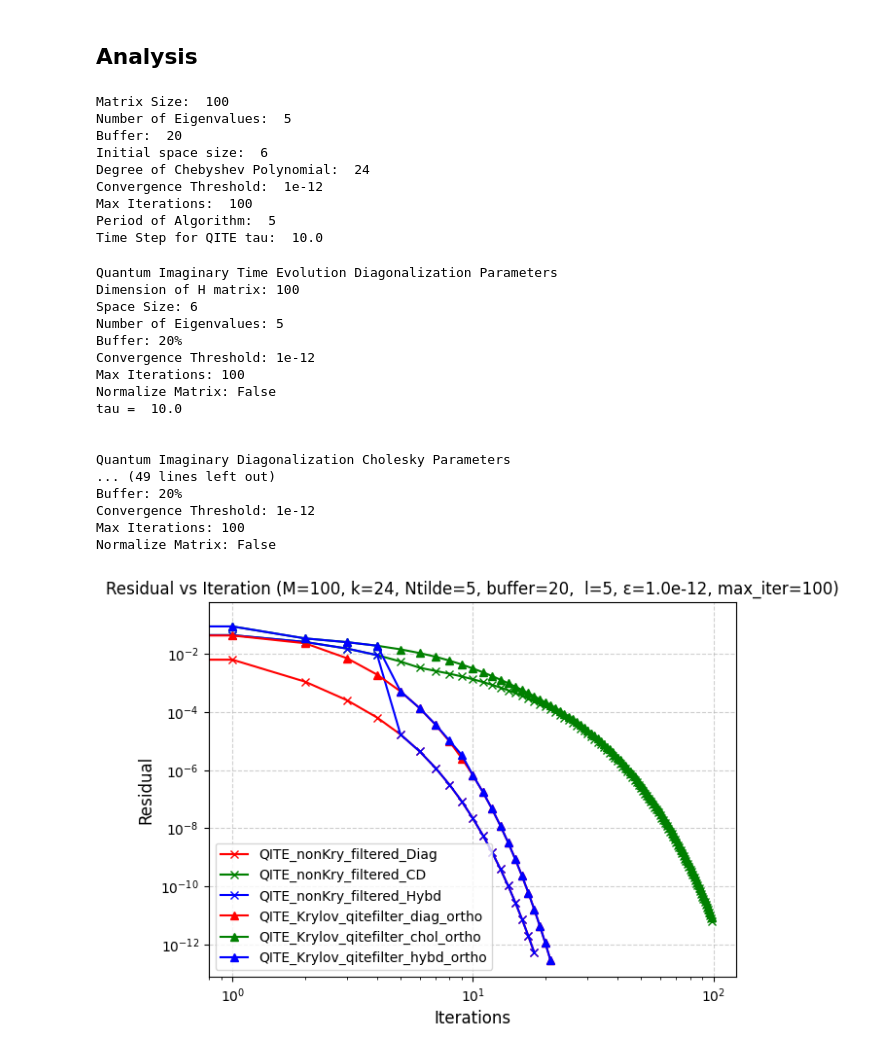
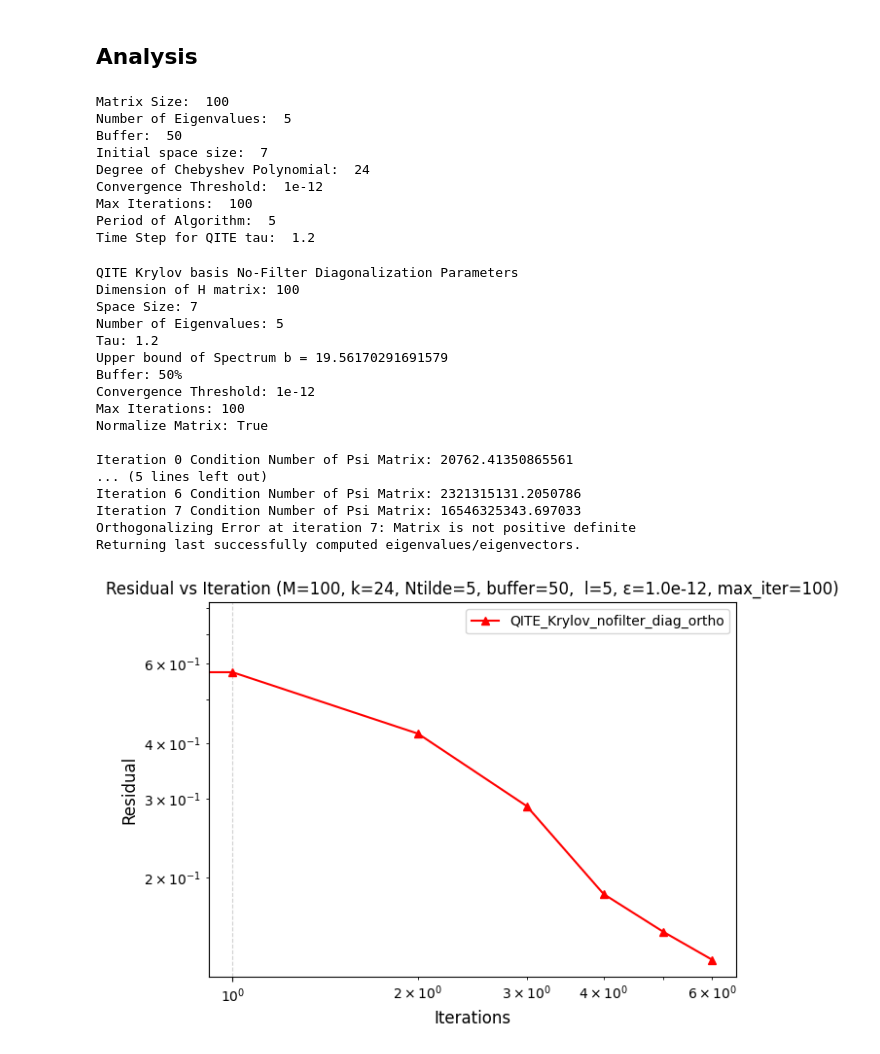
Before and after one commit to Nihar-Shah2001/Quantum_Computing_Notes, a Jupyter notebook: Notes/codes/project.ipynb, the cells around one changed output. Cells and saved outputs as stored; diff of their text form; code cells hidden in the pictures.

```diff
--- a/Notes/codes/project.ipynb
+++ b/Notes/codes/project.ipynb
@@ -1863,7 +1920,7 @@ def Cheby_krylov_nofilter_diag(H, v_0, Ntilde = 10, buffer = 20, epsilon = 1e-5,
 # Parameters
 M =  100 # Dimension of the matrix
 Ntilde = 5  # Number of eigenvalues
-buffer = 20  # Buffer for the number of eigenvalues
+buffer = 50  # Buffer for the number of eigenvalues
 N = int((1+(buffer/100)) * Ntilde)  # Number of eigenvalues to be found
 Psi = np.random.randn(M, N) + 1j * np.random.randn(M,N)
 Psi /= np.linalg.norm(Psi, axis=0, keepdims=True)
@@ -1872,7 +1929,7 @@ v_0 /= np.linalg.norm(v_0, axis=0, keepdims=True)
 k = 24  # Degree of Chebyshev polynomial
 epsilon = 1e-12  # Tolerance for convergence
 max_iter = 100 # Maximum number of iterations
-tau = 1e+1 # Time step for QITE
+tau = 1.2 # Time step for QITE
 l = 5 # Period of the algorithm for Hybrid Algorithm
 H = generate_hermitian_matrix(M)
 
@@ -1888,28 +1945,28 @@ print("Time Step for QITE tau: ", tau)
 # %% [output]
 Matrix Size:  100
 Number of Eigenvalues:  5
-Buffer:  20
-Initial space size:  6
+Buffer:  50
+Initial space size:  7
 Degree of Chebyshev Polynomial:  24
 Convergence Threshold:  1e-12
 Max Iterations:  100
 Period of Algorithm:  5
-Time Step for QITE tau:  10.0
+Time Step for QITE tau:  1.2
 # %%
 # Solving the problem
 # eigenvals_chol, eigenvecs_chol, itr_chol, residual_chol = ChFSI_chol(Psi, H, k, Ntilde, buffer, epsilon, max_iter)
 # eigenvals_diag, eigenvecs_diag, itr_diag, residual_diag = ChFSI_diag(Psi, H, k, Ntilde, buffer, epsilon, max_iter)
 # eigenvals_hybd, eigenvecs_hybd, itr_hybd, residual_hybd = ChFSI_hybd(Psi, H, k, Ntilde, buffer, l, epsilon, max_iter)
-eigenvals_QITE_nonKry_qitefilter_diag, eigenvecs_QITE_nonKry_qitefilter_qitediag, itr_QITE_nonKry_qitefilter_diag, residual_QITE_nonKry_qitefilter_diag = QITE_nonKry_qitefilter_diag(Psi, H, tau,Ntilde, buffer, epsilon, max_iter, False)
-eigenvals_QITE_nonKry_qitefilter_chol, eigenvecs_QITE_nonKry_qitefilter_qitechol, itr_QITE_nonKry_qitefilter_chol, residual_QITE_nonKry_qitefilter_chol = QITE_nonKry_qitefilter_chol(Psi, H, tau, Ntilde, buffer, epsilon, max_iter, False)
-eigenvals_QITE_nonKry_qitefilter_hybd, eigenvecs_QITE_nonKry_qitefilter_qitehybd, itr_QITE_nonKry_qitefilter_hybd, residual_QITE_nonKry_qitefilter_hybd = QITE_nonKry_qitefilter_hybd(Psi, H, tau, Ntilde, buffer, l, epsilon, max_iter, False)
+# eigenvals_QITE_nonKry_qitefilter_diag, eigenvecs_QITE_nonKry_qitefilter_qitediag, itr_QITE_nonKry_qitefilter_diag, residual_QITE_nonKry_qitefilter_diag = QITE_nonKry_qitefilter_diag(Psi, H, tau,Ntilde, buffer, epsilon, max_iter, False)
+# eigenvals_QITE_nonKry_qitefilter_chol, eigenvecs_QITE_nonKry_qitefilter_qitechol, itr_QITE_nonKry_qitefilter_chol, residual_QITE_nonKry_qitefilter_chol = QITE_nonKry_qitefilter_chol(Psi, H, tau, Ntilde, buffer, epsilon, max_iter, False)
+# eigenvals_QITE_nonKry_qitefilter_hybd, eigenvecs_QITE_nonKry_qitefilter_qitehybd, itr_QITE_nonKry_qitefilter_hybd, residual_QITE_nonKry_qitefilter_hybd = QITE_nonKry_qitefilter_hybd(Psi, H, tau, Ntilde, buffer, l, epsilon, max_iter, False)
 # eigenvals_qite_krylov_nofilter_diag, eigenvecs_qite_krylov_nofilter_diag, itr_qite_krylov_nofilter_diag, residual_qite_krylov_nofilter_diag = QITE_krylov_nofilter_diag(H, v_0, tau, Ntilde, buffer, epsilon, max_iter, False)
-# eigenvals_qite_krylov_nofilter_diag_ortho, eigenvecs_qite_krylov_nofilter_diag_ortho, itr_qite_krylov_nofilter_diag_ortho, residual_qite_krylov_nofilter_diag_ortho = QITE_krylov_nofilter_diag_ortho(H, v_0, tau, Ntilde, buffer, epsilon, max_iter, False)
+eigenvals_qite_krylov_nofilter_diag_ortho, eigenvecs_qite_krylov_nofilter_diag_ortho, itr_qite_krylov_nofilter_diag_ortho, residual_qite_krylov_nofilter_diag_ortho = QITE_krylov_nofilter_diag_ortho(H, v_0, tau, Ntilde, buffer, epsilon, max_iter, True)
 # eigenvals_qite_krylov_nofilter_chol_ortho, eigenvecs_qite_krylov_nofilter_chol_ortho, itr_qite_krylov_nofilter_chol_ortho, residual_qite_krylov_nofilter_chol_ortho = QITE_krylov_nofilter_chol_ortho(H, v_0, tau, Ntilde, buffer, epsilon, max_iter, False)
-# eigenvals_qite_krylov_nofilter_hybd_ortho, eigenvecs_qite_krylov_nofilter_hybd_ortho, itr_qite_krylov_nofilter_hybd_ortho, residual_qite_krylov_nofilter_hybd_ortho = QITE_krylov_nofilter_hybd_ortho(H, v_0, tau, l, Ntilde, buffer, epsilon, max_iter, False)
-eigenvals_qite_krylov_qitefilter_diag_ortho, eigenvecs_qite_krylov_qitefilter_diag_ortho, itr_qite_krylov_qitefilter_diag_ortho, residual_qite_krylov_qitefilter_diag_ortho = QITE_krylov_qitefilter_diag_ortho(H, v_0, tau, Ntilde, buffer, epsilon, max_iter, False)
-eigenvals_qite_krylov_qitefilter_chol_ortho, eigenvecs_qite_krylov_qitefilter_chol_ortho, itr_qite_krylov_qitefilter_chol_ortho, residual_qite_krylov_qitefilter_chol_ortho = QITE_krylov_qitefilter_chol_ortho(H, v_0, tau, Ntilde, buffer, epsilon, max_iter, False)
-eigenvals_qite_krylov_qitefilter_hybd_ortho, eigenvecs_qite_krylov_qitefilter_hybd_ortho, itr_qite_krylov_qitefilter_hybd_ortho, residual_qite_krylov_qitefilter_hybd_ortho = QITE_krylov_qitefilter_hybd_ortho(H, v_0, tau, l, Ntilde, buffer, epsilon, max_iter, False)
+# eigenvals_qite_krylov_nofilter_hybd_ortho, eigenvecs_qite_krylov_nofilter_hybd_ortho, itr_qite_krylov_nofilter_hybd_ortho, residual_qite_krylov_nofilter_hybd_ortho = QITE_krylov_nofilter_hybd_ortho(H, v_0, tau, l, Ntilde, buffer, epsilon, max_iter, True)
+# eigenvals_qite_krylov_qitefilter_diag_ortho, eigenvecs_qite_krylov_qitefilter_diag_ortho, itr_qite_krylov_qitefilter_diag_ortho, residual_qite_krylov_qitefilter_diag_ortho = QITE_krylov_qitefilter_diag_ortho(H, v_0, tau, Ntilde, buffer, epsilon, max_iter, False)
+# eigenvals_qite_krylov_qitefilter_chol_ortho, eigenvecs_qite_krylov_qitefilter_chol_ortho, itr_qite_krylov_qitefilter_chol_ortho, residual_qite_krylov_qitefilter_chol_ortho = QITE_krylov_qitefilter_chol_ortho(H, v_0, tau, Ntilde, buffer, epsilon, max_iter, False)
+# eigenvals_qite_krylov_qitefilter_hybd_ortho, eigenvecs_qite_krylov_qitefilter_hybd_ortho, itr_qite_krylov_qitefilter_hybd_ortho, residual_qite_krylov_qitefilter_hybd_ortho = QITE_krylov_qitefilter_hybd_ortho(H, v_0, tau, l, Ntilde, buffer, epsilon, max_iter, False)
 # eigenvals_qfd_krylov_nofilter_diag, eigenvecs_qfd_krylov_nofilter_diag, itr_qfd_krylov_nofilter_diag, residual_qfd_krylov_nofilter_diag = QFD_krylov_nofilter_diag(H, v_0, tau, Ntilde, buffer, epsilon, max_iter, False)
 # eigenvals_qfd_krylov_nofilter_diag_ortho, eigenvecs_qfd_krylov_nofilter_diag_ortho, itr_qfd_krylov_nofilter_diag_ortho, residual_qfd_krylov_nofilter_diag_ortho = QFD_krylov_nofilter_diag_ortho(H, v_0, tau, Ntilde, buffer, epsilon, max_iter, False)
 # eigenvals_qfd_krylov_nofilter_chol_ortho, eigenvecs_qfd_krylov_nofilter_chol_ortho, itr_qfd_krylov_nofilter_chol_ortho, residual_qfd_krylov_nofilter_chol_ortho = QFD_krylov_nofilter_chol_ortho(H, v_0, tau, Ntilde, buffer, epsilon, max_iter, False)
@@ -1917,63 +1974,66 @@ eigenvals_qite_krylov_qitefilter_hybd_ortho, eigenvecs_qite_krylov_qitefilter_hy
 # eigenvals_qfd_nonKry_qfdfilter_diag, eigenvecs_qfd_nonKry_qfdfilter_diag, itr_qfd_nonKry_qfdfilter_diag, residual_qfd_nonKry_qfdfilter_diag = QFD_nonKry_qfdfilter_diag(Psi, H, Ntilde, buffer, epsilon, max_iter, False)
 # eigenvals_qfd_nonKry_qfdfilter_chol, eigenvecs_qfd_nonKry_qfdfilter_chol, itr_qfd_nonKry_qfdfilter_chol, residual_qfd_nonKry_qfdfilter_chol = QFD_nonKry_qfdfilter_chol(Psi, H, Ntilde, buffer, epsilon, max_iter)
 # eigenvals_qfd_nonKry_qfdfilter_hybd, eigenvecs_qfd_nonKry_qfdfilter_hybd, itr_qfd_nonKry_qfdfilter_hybd, residual_qfd_nonKry_qfdfilter_hybd = QFD_nonKry_qfdfilter_hybd(Psi, H, Ntilde, buffer, l, epsilon, max_iter)
-# eigenvals_cHeby_krylov_diag, eigenvecs_cHeby_krylov_diag, itr_cHeby_krylov_diag, residual_cHeby_krylov_diag = Cheby_krylov_nofilter_diag(H, b, Ntilde, buffer, epsilon, max_iter)
+# eigenvals_cHeby_krylov_diag, eigenvecs_cHeby_krylov_diag, itr_cHeby_krylov_diag, residual_cHeby_krylov_diag = Cheby_krylov_nofilter_diag(H, v_0, Ntilde, buffer, epsilon, max_iter)
+
+
+# eigenvals_QFD_krylov_qitefileter_diag_ortho, eigenvecs_QFD_krylov_qitefileter_diag_ortho, itr_QFD_krylov_qitefileter_diag_ortho, residual_QFD_krylov_qitefileter_diag_ortho = QFD_krylov_qitefilter_diag_ortho(H, v_0, tau, Ntilde, buffer, epsilon, max_iter, False)
 eigenvals, eigenvecs = np.linalg.eigh(H)
 # %% [output]
-Quantum Imaginary Time Evolution Diagonalization Parameters
+QITE Krylov basis No-Filter Diagonalization Parameters
 Dimension of H matrix: 100
-Space Size: 6
+Space Size: 7
 Number of Eigenvalues: 5
-Buffer: 20%
+Tau: 1.2
+Upper bound of Spectrum b = 19.56170291691579
+Buffer: 50%
 Convergence Threshold: 1e-12
 Max Iterations: 100
-Normalize Matrix: False
-tau =  10.0
+Normalize Matrix: True
 
-
-Quantum Imaginary Diagonalization Cholesky Parameters
-... (49 lines left out)
-Buffer: 20%
-Convergence Threshold: 1e-12
-Max Iterations: 100
-Normalize Matrix: False
+Iteration 0 Condition Number of Psi Matrix: 20762.41350865561
+... (5 lines left out)
+Iteration 6 Condition Number of Psi Matrix: 2321315131.2050786
+Iteration 7 Condition Number of Psi Matrix: 16546325343.697033
+Orthogonalizing Error at iteration 7: Matrix is not positive definite
+Returning last successfully computed eigenvalues/eigenvectors.
 # %%
 # Plot the error
 plt.figure(figsize=(7, 5))
 plt.title(f"Residual vs Iteration (M={M}, k={k}, Ntilde={Ntilde}, buffer={buffer},  l={l}, ε={epsilon:.1e}, max_iter={max_iter})")
 
 # plt.plot(np.arange(len(residual_diag)-1), residual_diag[1:], marker='o',  label="ChFSI_Diag", color="red")
 # plt.plot(np.arange(len(residual_chol)-1), residual_chol[1:], marker='o',  label="ChFSI_CD",color="green")
 # plt.plot(np.arange(len(residual_hybd)-1), residual_hybd[1:], marker='o',  label="ChFSI_Hybd",color="blue")
-plt.plot(np.arange(len(residual_QITE_nonKry_qitefilter_diag)-1), residual_QITE_nonKry_qitefilter_diag[1:], marker='x',  label="QITE_nonKry_filtered_Diag", color="red")
-plt.plot(np.arange(len(residual_QITE_nonKry_qitefilter_chol)-1), residual_QITE_nonKry_qitefilter_chol[1:], marker='x',  label="QITE_nonKry_filtered_CD", color="green")
-plt.plot(np.arange(len(residual_QITE_nonKry_qitefilter_hybd)-1), residual_QITE_nonKry_qitefilter_hybd[1:], marker='x',  label="QITE_nonKry_filtered_Hybd", color="blue")
+# plt.plot(np.arange(len(residual_QITE_nonKry_qitefilter_diag)-1), residual_QITE_nonKry_qitefilter_diag[1:], marker='x',  label="QITE_nonKry_filtered_Diag", color="red")
+# plt.plot(np.arange(len(residual_QITE_nonKry_qitefilter_chol)-1), residual_QITE_nonKry_qitefilter_chol[1:], marker='x',  label="QITE_nonKry_filtered_CD", color="green")
+# plt.plot(np.arange(len(residual_QITE_nonKry_qitefilter_hybd)-1), residual_QITE_nonKry_qitefilter_hybd[1:], marker='x',  label="QITE_nonKry_filtered_Hybd", color="blue")
 # plt.plot(np.arange(len(residual_qite_krylov_nofilter_diag)-1), residual_qite_krylov_nofilter_diag[1:], marker='^', label="QITE_Krylov_qitefilter_diag", color="blue")
-# plt.plot(np.arange(len(residual_qite_krylov_nofilter_diag_ortho)-1), residual_qite_krylov_nofilter_diag_ortho[1:], marker='^', label="QITE_Krylov_nofilter_diag_ortho", color="red")
+plt.plot(np.arange(len(residual_qite_krylov_nofilter_diag_ortho)-1), residual_qite_krylov_nofilter_diag_ortho[1:], marker='^', label="QITE_Krylov_nofilter_diag_ortho", color="red")
 # plt.plot(np.arange(len(residual_qite_krylov_nofilter_chol_ortho)-1), residual_qite_krylov_nofilter_chol_ortho[1:], marker='^', label="QITE_Krylov_nofilter_chol_ortho", color="blue")
 # plt.plot(np.arange(len(residual_qite_krylov_nofilter_hybd_ortho)-1), residual_qite_krylov_nofilter_hybd_ortho[1:], marker='^', label="QITE_Krylov_nofilter_hybd_ortho", color="green")
-plt.plot(np.arange(len(residual_qite_krylov_qitefilter_diag_ortho)-1), residual_qite_krylov_qitefilter_diag_ortho[1:], marker='^', label="QITE_Krylov_qitefilter_diag_ortho", color="red")
-plt.plot(np.arange(len(residual_qite_krylov_qitefilter_chol_ortho)-1), residual_qite_krylov_qitefilter_chol_ortho[1:], marker='^', label="QITE_Krylov_qitefilter_chol_ortho", color="green")
-plt.plot(np.arange(len(residual_qite_krylov_qitefilter_hybd_ortho)-1), residual_qite_krylov_qitefilter_hybd_ortho[1:], marker='^', label="QITE_Krylov_qitefilter_hybd_ortho", color="blue")
+# plt.plot(np.arange(len(residual_qite_krylov_qitefilter_diag_ortho)-1), residual_qite_krylov_qitefilter_diag_ortho[1:], marker='^', label="QITE_Krylov_qitefilter_diag_ortho", color="red")
+# plt.plot(np.arange(len(residual_qite_krylov_qitefilter_chol_ortho)-1), residual_qite_krylov_qitefilter_chol_ortho[1:], marker='^', label="QITE_Krylov_qitefilter_chol_ortho", color="green")
+# plt.plot(np.arange(len(residual_qite_krylov_qitefilter_hybd_ortho)-1), residual_qite_krylov_qitefilter_hybd_ortho[1:], marker='^', label="QITE_Krylov_qitefilter_hybd_ortho", color="blue")
 # plt.plot(np.arange(len(residual_qfd_krylov_nofilter_diag)-1), residual_qfd_krylov_nofilter_diag[1:], marker='^', label="QFD_Krylov", color="blue")
 # plt.plot(np.arange(len(residual_qfd_krylov_nofilter_diag_ortho)-1), residual_qfd_krylov_nofilter_diag_ortho[1:], marker='^', label="QFD_Krylov_Ortho", color="red")
 # plt.plot(np.arange(len(residual_qfd_krylov_nofilter_chol_ortho)-1), residual_qfd_krylov_nofilter_chol_ortho[1:], marker='^', label="QFD_Krylov_Ortho", color="blue")
 # plt.plot(np.arange(len(residual_qfd_krylov_nofilter_hybd_ortho)-1), residual_qfd_krylov_nofilter_hybd_ortho[1:], marker='^', label="QFD_Krylov_Ortho", color="green")
 # plt.plot(np.arange(len(residual_qfd_nonKry_qfdfilter_diag)-1), residual_qfd_nonKry_qfdfilter_diag[1:], marker='o', label="QFD_nonKry_filtered_Diag", color="red")
 # plt.plot(np.arange(len(residual_qfd_nonKry_qfdfilter_chol)-1), residual_qfd_nonKry_qfdfilter_chol[1:], marker='o', label="QFD_nonKry_filtered_CD", color="green")
 # plt.plot(np.arange(len(residual_qfd_nonKry_qfdfilter_hybd)-1), residual_qfd_nonKry_qfdfilter_hybd[1:], marker='o', label="QFD_nonKry_filtered_Hybd", color="blue")
 # plt.plot(np.arange(len(residual_cHeby_krylov_diag)-1), residual_cHeby_krylov_diag[1:], marker='o', label="Cheby_Krylov (RAND_INIT)", color="black")
-
+# plt.plot(np.arange(len(residual_QFD_krylov_qitefileter_diag_ortho)-1), residual_QFD_krylov_qitefileter_diag_ortho[1:], marker='o', label="QFD_Krylov_qitefilter_diag_ortho", color="black")
 plt.yscale("log")
 plt.xscale("log")
 plt.grid(True, linestyle="--", alpha=0.6)
 plt.xlabel("Iterations", fontsize=12)
 plt.ylabel("Residual", fontsize=12)
 # Legend adjustments
 plt.legend()
 plt.show()
 # %% [output]
-[figure, old version]
+[figure, new version]
 # %%
 # print("Eigenvalues (Cholesky):", eigenvals_chol)
 # print("Eigenvalues (Diagonalization):", eigenvals_diag)
```
Also changed, not shown: parts of 19 cells of this notebook, 10 other files.
